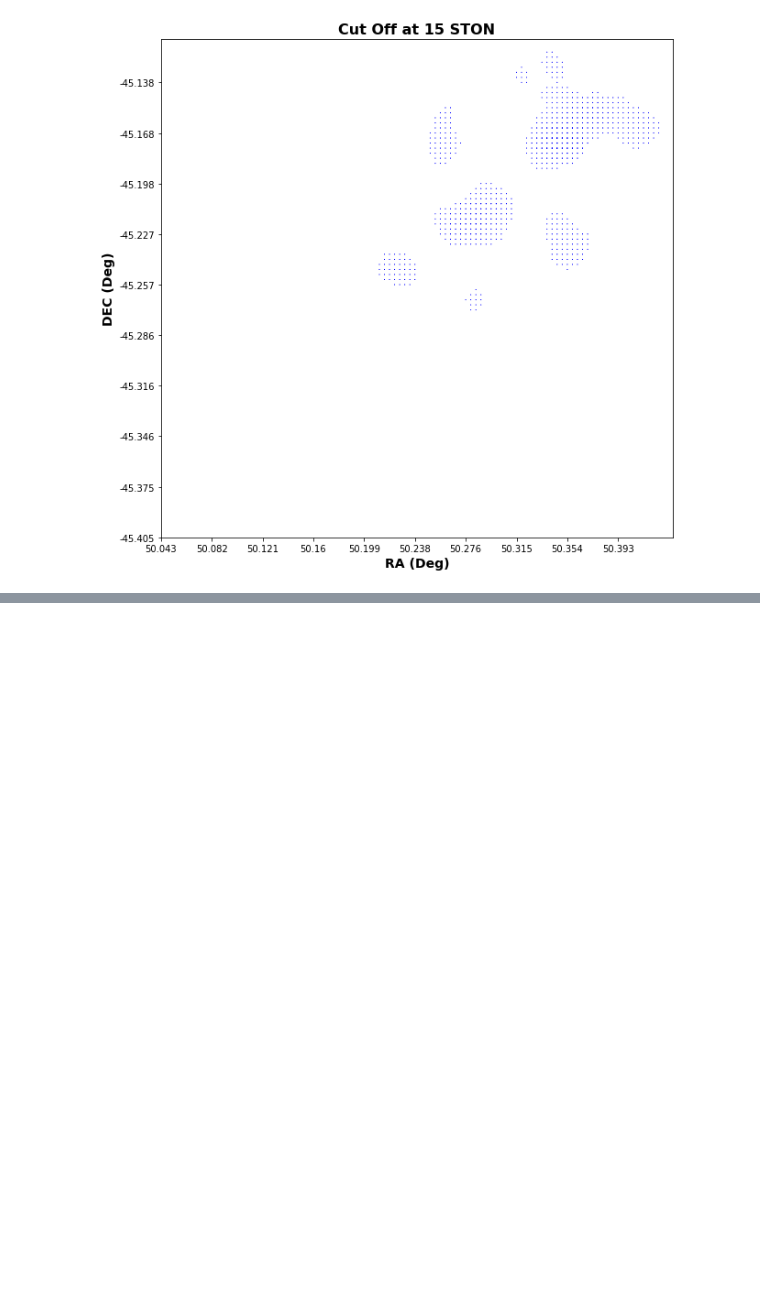
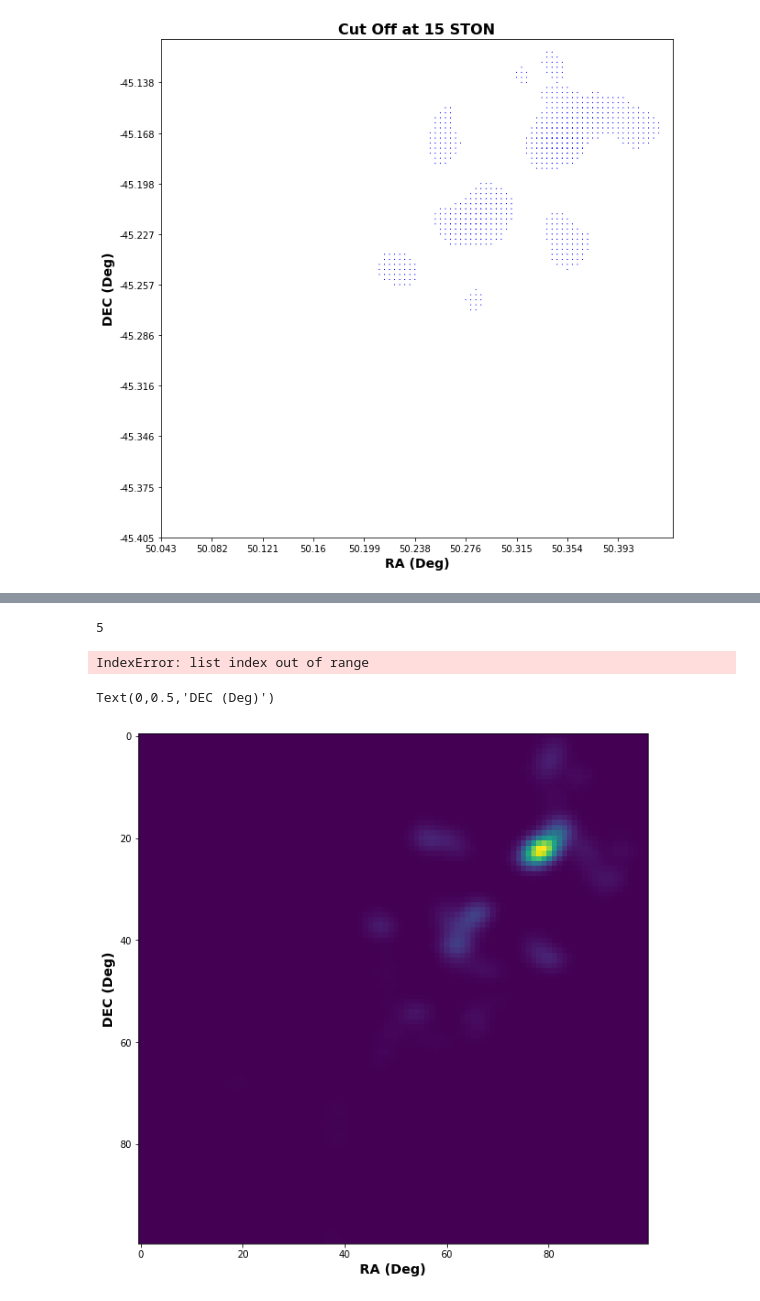
Before and after one commit to kelceydavis33/Source_Matching, a Jupyter notebook: GLEAM_p37.ipynb, the cells around one changed output, grey strips where cells are left out. Cells and saved outputs as stored; diff of their text form; code cells hidden in the pictures; blank space fills up the shorter version.

```diff
--- a/GLEAM_p37.ipynb
+++ b/GLEAM_p37.ipynb
@@ -980,0 +987,2 @@ k = get_cut_data(table, 75219, 15)
+# %%
+obs = indv_obs_smooth(table, 75219)
@@ -980,0 +995,16 @@ k = get_cut_data(table, 75219, 15)
+# %%
+np.array(obs['data']).shape[0]
+# %% [output]
+5
+# %%
+obs['data'][5]
+# %% [output]
+IndexError: list index out of range
+# %%
+plt.imshow(obs['data'][3][::-1])
+plt.xlabel('RA (Deg)')
+plt.ylabel('DEC (Deg)')
+#plt.gca().invert_yaxis();
+# %% [output]
+Text(0,0.5,'DEC (Deg)')
+[figure, added]
```
Also changed, not shown: parts of 8 cells of this notebook.
